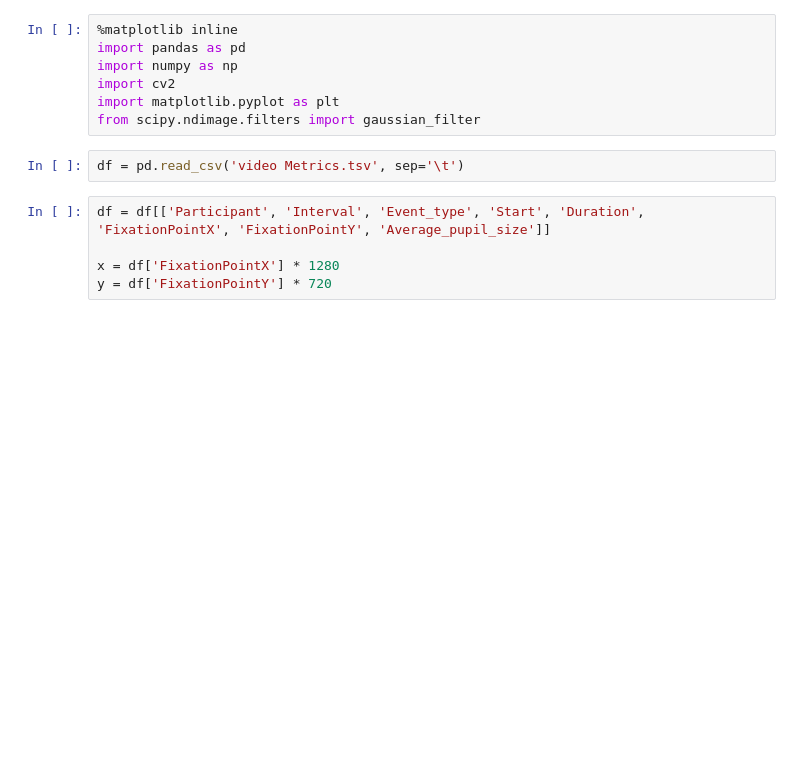
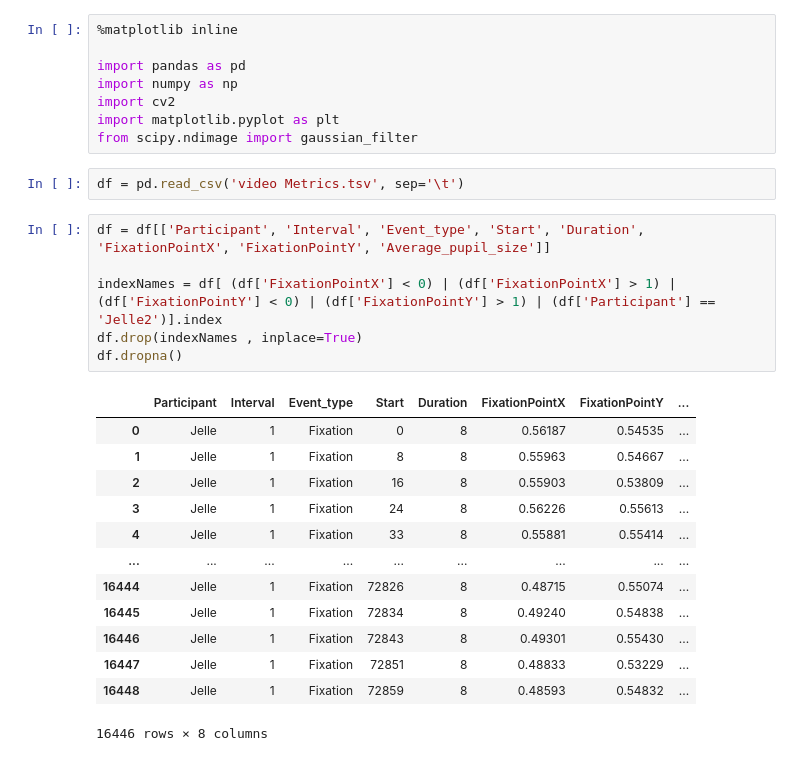
Before and after one commit to Tuur123/StageHITlab, a Jupyter notebook: VasteEyetrackerHeatmap/parse.ipynb, the cells around one changed output. Cells and saved outputs as stored; diff of their text form; blank space fills up the shorter version.

```diff
--- a/VasteEyetrackerHeatmap/parse.ipynb
+++ b/VasteEyetrackerHeatmap/parse.ipynb
@@ -1,14 +1,30 @@
 # %%
 %matplotlib inline
+
 import pandas as pd
 import numpy as np
 import cv2
 import matplotlib.pyplot as plt
-from scipy.ndimage.filters import gaussian_filter
+from scipy.ndimage import gaussian_filter
 # %%
 df = pd.read_csv('video Metrics.tsv', sep='\t')
 # %%
 df = df[['Participant', 'Interval', 'Event_type', 'Start', 'Duration', 'FixationPointX', 'FixationPointY', 'Average_pupil_size']]
 
-x = df['FixationPointX'] * 1280
-y = df['FixationPointY'] * 720
+indexNames = df[ (df['FixationPointX'] < 0) | (df['FixationPointX'] > 1) | (df['FixationPointY'] < 0) | (df['FixationPointY'] > 1) | (df['Participant'] == 'Jelle2')].index
+df.drop(indexNames , inplace=True)
+df.dropna()
+# %% [output]
+|  | Participant | Interval | Event_type | Start | Duration | FixationPointX | FixationPointY | ... |
+| 0 | Jelle | 1 | Fixation | 0 | 8 | 0.56187 | 0.54535 | ... |
+| 1 | Jelle | 1 | Fixation | 8 | 8 | 0.55963 | 0.54667 | ... |
+| 2 | Jelle | 1 | Fixation | 16 | 8 | 0.55903 | 0.53809 | ... |
+| 3 | Jelle | 1 | Fixation | 24 | 8 | 0.56226 | 0.55613 | ... |
+| 4 | Jelle | 1 | Fixation | 33 | 8 | 0.55881 | 0.55414 | ... |
+| ... | ... | ... | ... | ... | ... | ... | ... | ... |
+| 16444 | Jelle | 1 | Fixation | 72826 | 8 | 0.48715 | 0.55074 | ... |
+| 16445 | Jelle | 1 | Fixation | 72834 | 8 | 0.49240 | 0.54838 | ... |
+| 16446 | Jelle | 1 | Fixation | 72843 | 8 | 0.49301 | 0.55430 | ... |
+| 16447 | Jelle | 1 | Fixation | 72851 | 8 | 0.48833 | 0.53229 | ... |
+| 16448 | Jelle | 1 | Fixation | 72859 | 8 | 0.48593 | 0.54832 | ... |
+16446 rows × 8 columns
```
Also changed, not shown: parts of 4 cells of this notebook, 2 other files.
